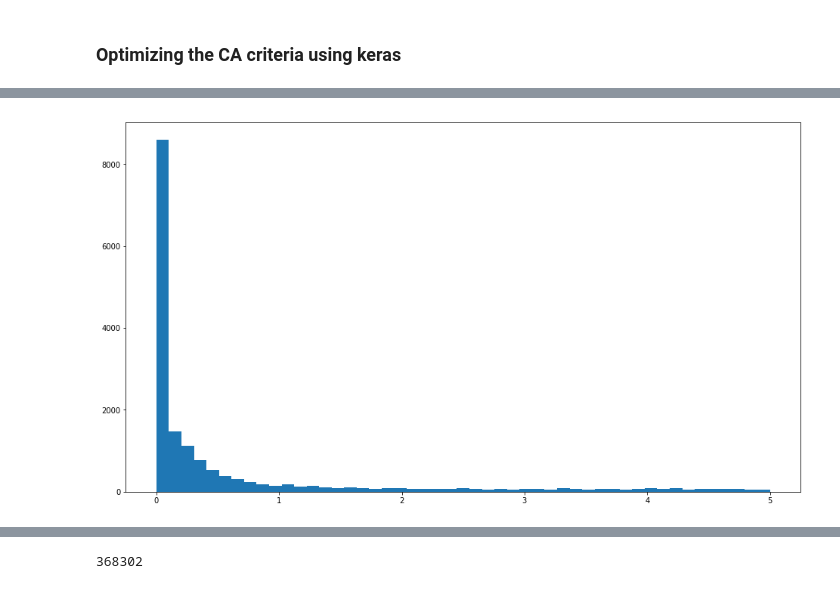
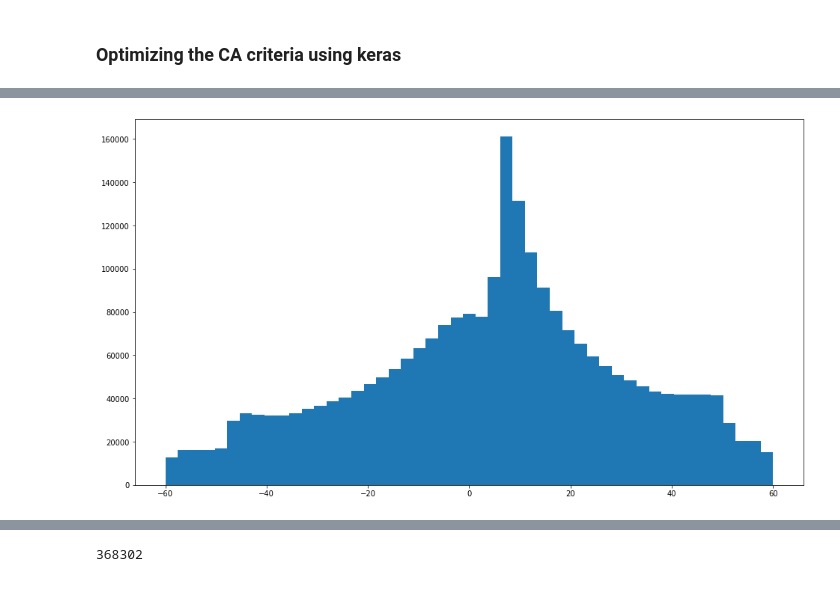
Before and after one commit to jdbrice/FwdCAOptimization, a Jupyter notebook: NNOptimized2SegmentCriteria.ipynb, the cells around one changed output, grey strips where cells are left out. Saved outputs shown, nothing was run; the diff lists cells and outputs as text; code cells hidden in the pictures.

```diff
--- a/NNOptimized2SegmentCriteria.ipynb
+++ b/NNOptimized2SegmentCriteria.ipynb
@@ -5,5 +5,5 @@ import numpy as np
 import uproot
 import math
 # %%
-f = uproot.open( "/Users/jdb/bnl/work/ssw/fwd-dev/work/mltree.root" )
+f = uproot.open( "mltree.root" )
 mltree = f["Stg"]
@@ -15,10 +18,10 @@ xyztv = mltree.arrays( [ "x", "y", "z", "tid", "vid" ]  )
 mct = mltree.arrays( ["pt", "eta", "phi"] )
 # %%
 plt.figure(figsize=fs)
-plt.hist( mct[b"pt"].flatten(), bins=np.linspace(0, 5, 50) )
+plt.hist( xyztv[b"y"].flatten(), bins=np.linspace(-60, 60, 50) )
 plt.show()
 # %% [output]
-[figure, old version]
+[figure, new version]
 # %%
 class HitPoint:
     def __init__( self, _x, _y, _z, _v, _t ):
```
Also changed, not shown: parts of 8 cells of this notebook.
